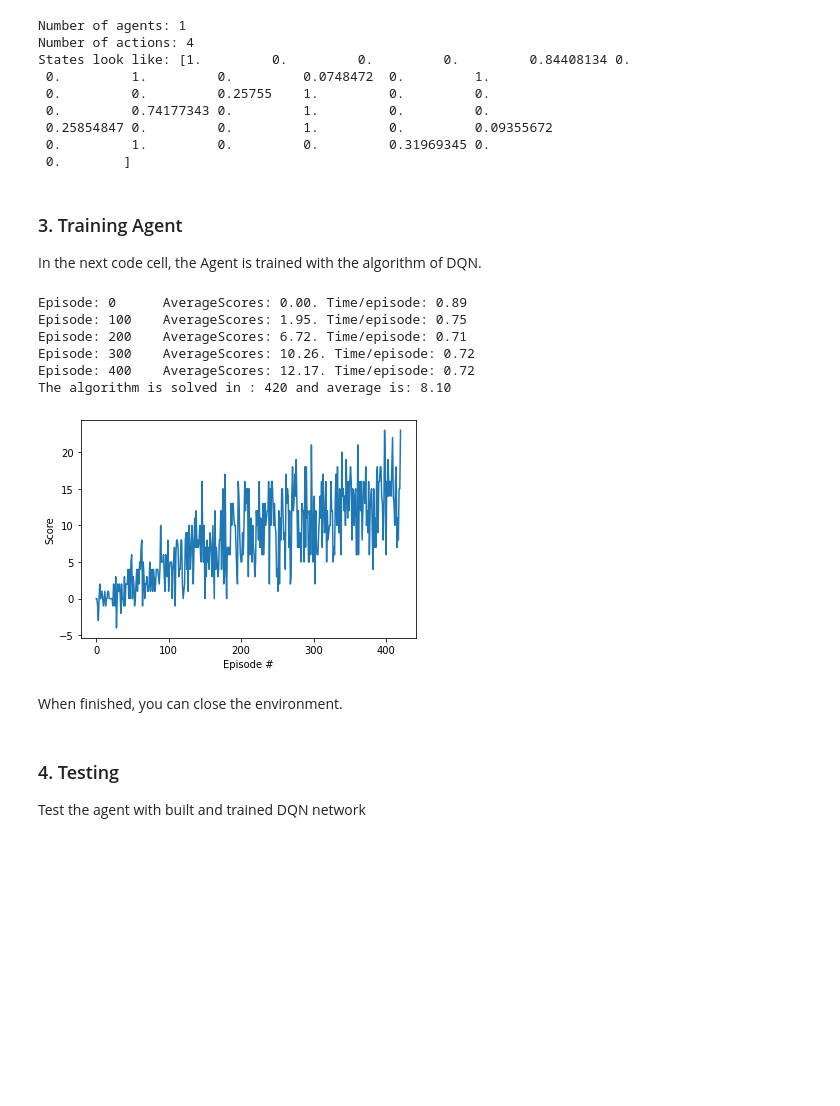
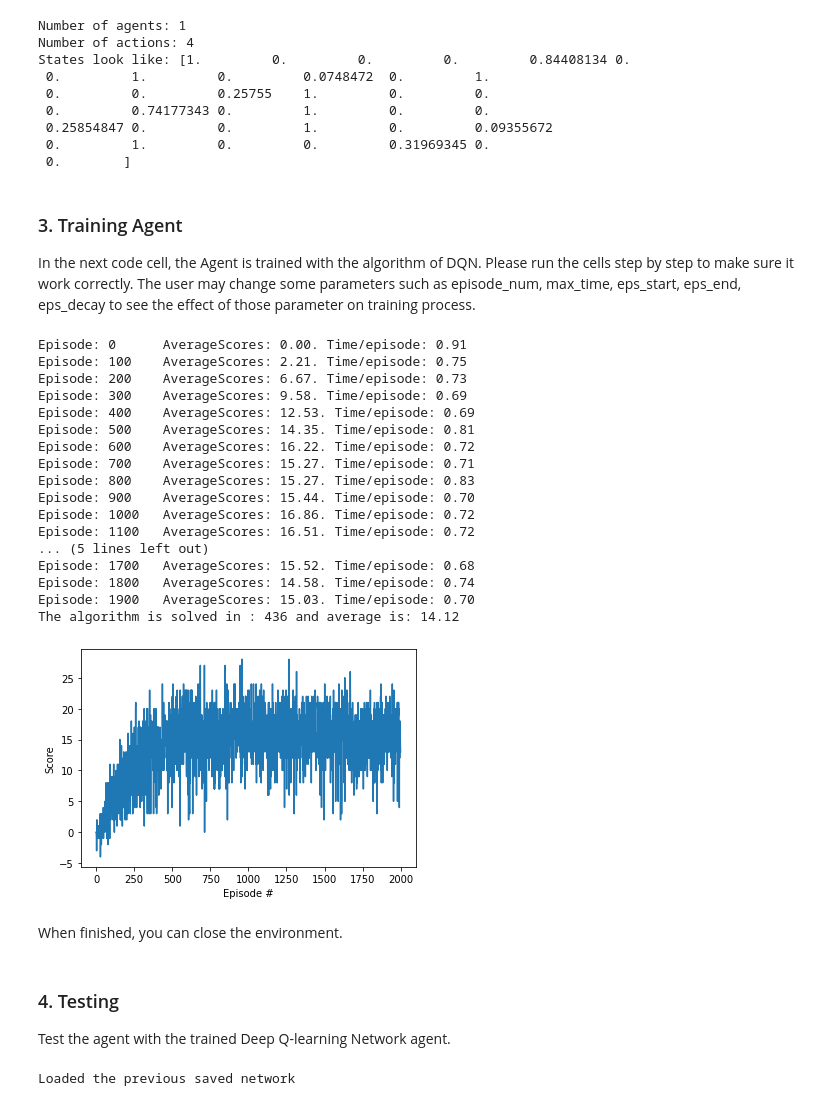
Before and after one commit to nkquynh98/DRL-Navigation, a Jupyter notebook: Navigation.ipynb, the cells around one changed output. Cells and saved outputs as stored; diff of their text form; code cells hidden in the pictures; blank space fills up the shorter version.

```diff
--- a/Navigation.ipynb
+++ b/Navigation.ipynb
@@ -97,7 +97,7 @@ States look like: [1.         0.         0.         0.         0.84408134 0.
 # %% [markdown]
 ### 3. Training Agent
 
-In the next code cell, the Agent is trained with the algorithm of DQN.
+In the next code cell, the Agent is trained with the algorithm of DQN. Please run the cells step by step to make sure it work correctly. The user may change some parameters such as episode_num, max_time, eps_start, eps_end, eps_decay to see the effect of those parameter on training process.
 # %%
 import torch
 from collections import deque #for the scores list
@@ -137,45 +139,64 @@ def DQN_training(env, episode_num = 2000, max_time = 1000, eps_start = 1.0, eps_
             state = next_state                             # roll over the state to next time step
             if done:                                       # exit loop if episode finished
                 break
         scores.append(score)
         scores_windows.append(score)
         eps = max(eps*eps_decay, eps_end)
 
         ends = '' if not (episode % 100 == 0) else '\n'
         stop_time = time()
         delta_time = stop_time - start_time
         print('\rEpisode: {}\tAverageScores: {:.2f}. Time/episode: {:.2f}'.format(episode, np.mean(scores_windows),delta_time), end = ends )
         if(np.mean(scores_windows)>= 13.0 and not is_solved): #Terminated condition
             torch.save(agent.qnetwork_local.state_dict(), 'Checkpoint_DQN.pth')
             eps_solved = episode
             is_solved = True
-            break
+            #break
     print('\rThe algorithm is solved in : {} and average is: {:.2f}'.format(eps_solved, np.mean(scores)))
+    torch.save(agent.qnetwork_local.state_dict(), 'Checkpoint_DQN.pth')
     return scores
 
 scores = DQN_training(env)
 
 # plot the scores
 fig = plt.figure()
 ax = fig.add_subplot(111)
 plt.plot(np.arange(len(scores)), scores)
 plt.ylabel('Score')
 plt.xlabel('Episode #')
 plt.show()
 
 #print("Score: {}".format(score))
 # %% [output]
-Episode: 0      AverageScores: 0.00. Time/episode: 0.89
-Episode: 100    AverageScores: 1.95. Time/episode: 0.75
-Episode: 200    AverageScores: 6.72. Time/episode: 0.71
-Episode: 300    AverageScores: 10.26. Time/episode: 0.72
-Episode: 400    AverageScores: 12.17. Time/episode: 0.72
-The algorithm is solved in : 420 and average is: 8.10
+Episode: 0      AverageScores: 0.00. Time/episode: 0.91
+Episode: 100    AverageScores: 2.21. Time/episode: 0.75
+Episode: 200    AverageScores: 6.67. Time/episode: 0.73
+Episode: 300    AverageScores: 9.58. Time/episode: 0.69
+Episode: 400    AverageScores: 12.53. Time/episode: 0.69
+Episode: 500    AverageScores: 14.35. Time/episode: 0.81
+Episode: 600    AverageScores: 16.22. Time/episode: 0.72
+Episode: 700    AverageScores: 15.27. Time/episode: 0.71
+Episode: 800    AverageScores: 15.27. Time/episode: 0.83
+Episode: 900    AverageScores: 15.44. Time/episode: 0.70
+Episode: 1000   AverageScores: 16.86. Time/episode: 0.72
+Episode: 1100   AverageScores: 16.51. Time/episode: 0.72
+... (5 lines left out)
+Episode: 1700   AverageScores: 15.52. Time/episode: 0.68
+Episode: 1800   AverageScores: 14.58. Time/episode: 0.74
+Episode: 1900   AverageScores: 15.03. Time/episode: 0.70
+The algorithm is solved in : 436 and average is: 14.12
-[figure, old version]
+[figure, new version]
 # %% [markdown]
 When finished, you can close the environment.
 # %% [markdown]
 ### 4. Testing
 
-Test the agent with built and trained DQN network
+Test the agent with the trained Deep Q-learning Network agent.
+# %%
+if os.path.isfile('Checkpoint_DQN.pth'):
+    agent.qnetwork_local.load_state_dict(torch.load('Checkpoint_DQN.pth'))
+    agent.qnetwork_target.load_state_dict(torch.load('Checkpoint_DQN.pth'))
+    print("Loaded the previous saved network")
+# %% [output]
+Loaded the previous saved network
 # %%
```
Also changed, not shown: parts of 2 cells of this notebook, 8 other files.
